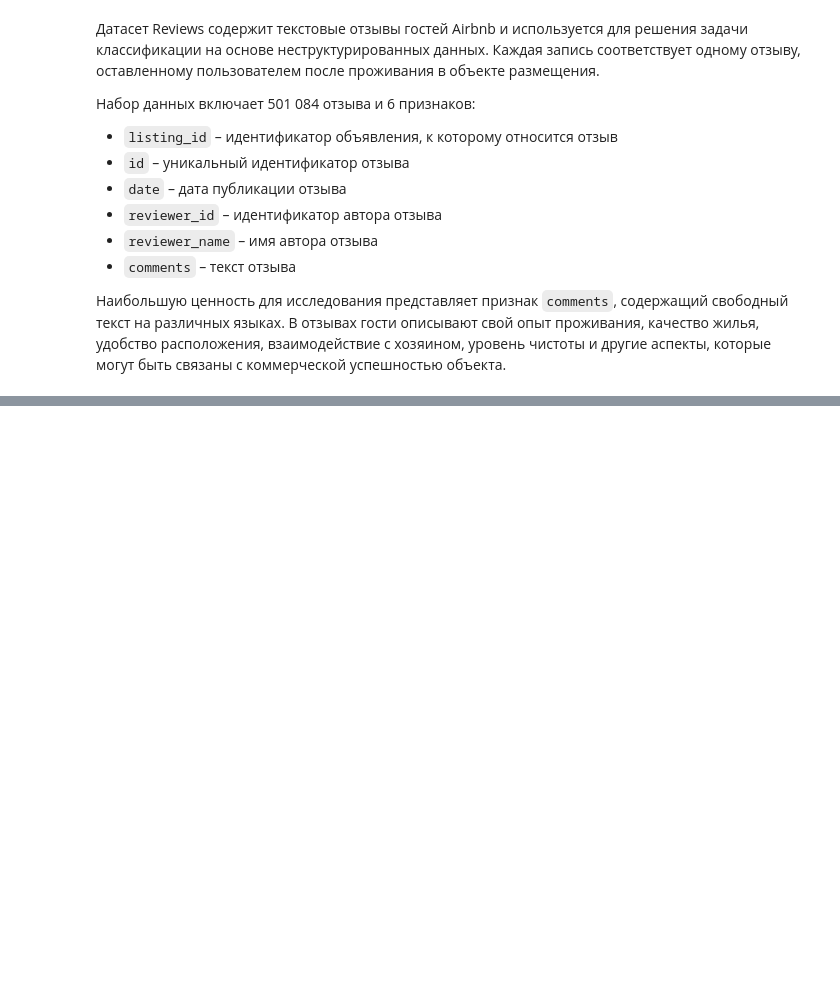
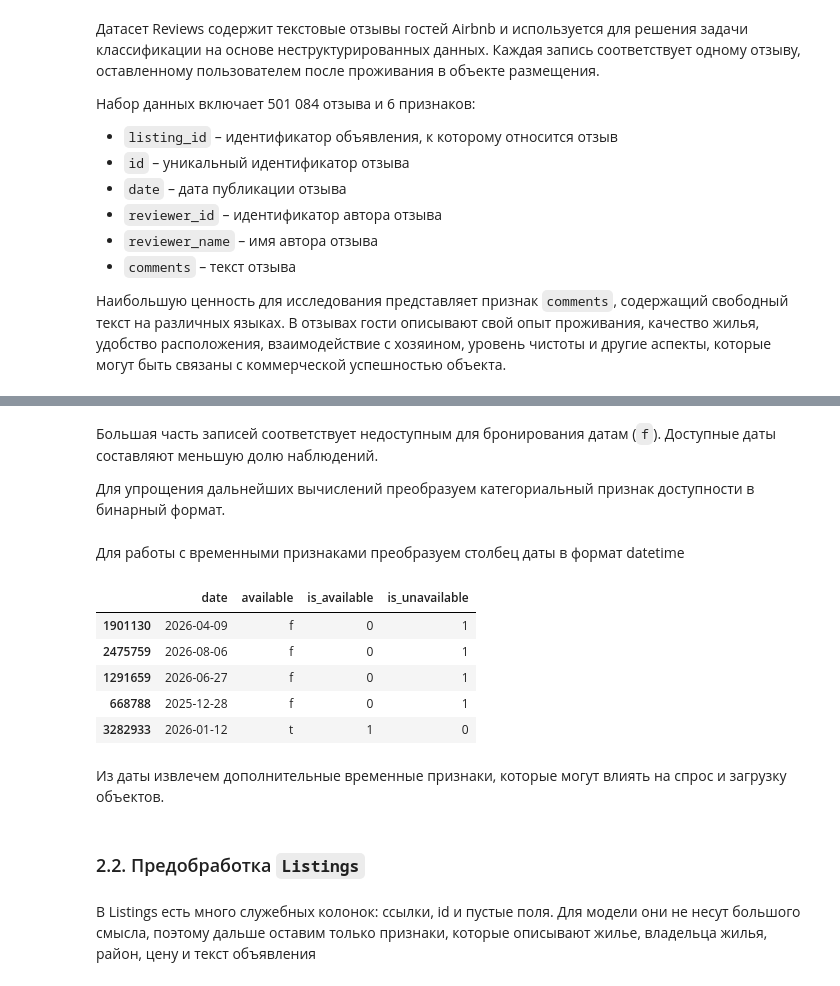
Before and after one commit to soooofiapere/airbnb_prediction_GP5, a Jupyter notebook: notebooks/airbnb_eda_load_data.ipynb, the cells around one changed output, grey strips where cells are left out. Drawn from its saved outputs; the diff is of its cells as text; code cells hidden in the pictures; blank space fills up the shorter version.

```diff
--- a/notebooks/airbnb_eda_load_data.ipynb
+++ b/notebooks/airbnb_eda_load_data.ipynb
@@ -179,0 +209,2 @@ memory usage: 22.9+ MB
+# %%
+calendar = calendar.drop(columns=["price", "adjusted_price"])
@@ -179,0 +221,22 @@ memory usage: 22.9+ MB
+# %% [markdown]
+Большая часть записей соответствует недоступным для бронирования датам (`f`). Доступные даты составляют меньшую долю наблюдений.
+
+Для упрощения дальнейших вычислений преобразуем категориальный признак доступности в бинарный формат.
+# %%
+calendar["is_available"] = (calendar["available"] == "t").astype(int)
+calendar["is_unavailable"] = (calendar["available"] == "f").astype(int)
+# %% [markdown]
+Для работы с временными признаками преобразуем столбец даты в формат datetime
+# %%
+calendar["date"] = pd.to_datetime(calendar["date"])
+# %%
+calendar[["date", "available", "is_available", "is_unavailable"]].sample(5, random_state=42)
+# %% [output]
+|  | date | available | is_available | is_unavailable |
+| 1901130 | 2026-04-09 | f | 0 | 1 |
+| 2475759 | 2026-08-06 | f | 0 | 1 |
+| 1291659 | 2026-06-27 | f | 0 | 1 |
+| 668788 | 2025-12-28 | f | 0 | 1 |
+| 3282933 | 2026-01-12 | t | 1 | 0 |
+# %% [markdown]
+Из даты извлечем дополнительные временные признаки, которые могут влиять на спрос и загрузку объектов.
@@ -179,0 +247,4 @@ memory usage: 22.9+ MB
+# %% [markdown]
+### 2.2. Предобработка `Listings`
+# %% [markdown]
+В Listings есть много служебных колонок: ссылки, id и пустые поля. Для модели они не несут большого смысла, поэтому дальше оставим только признаки, которые описывают жилье, владельца жилья, район, цену и текст объявления
```
Also changed, not shown: parts of 51 cells of this notebook.
